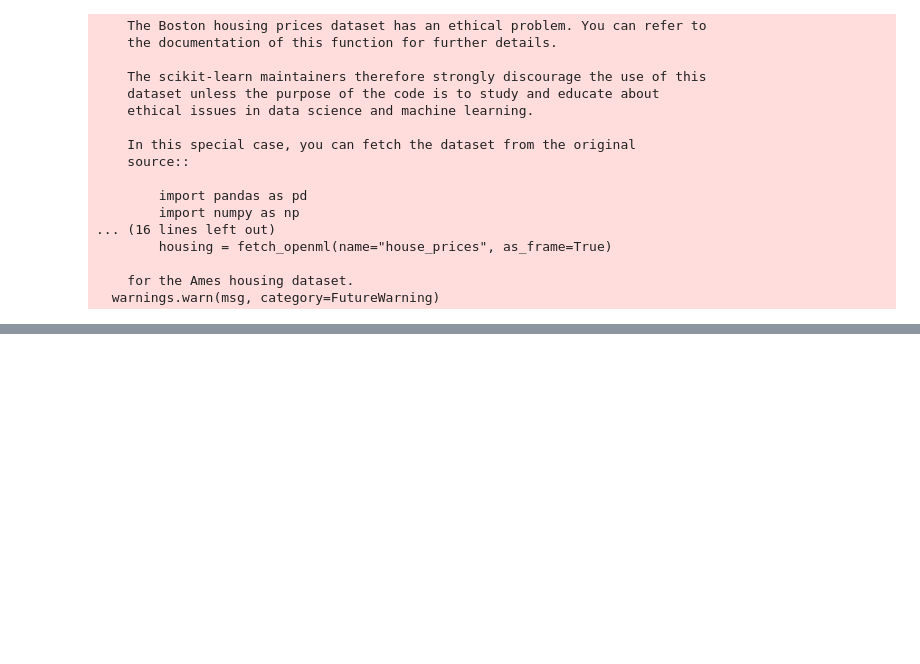
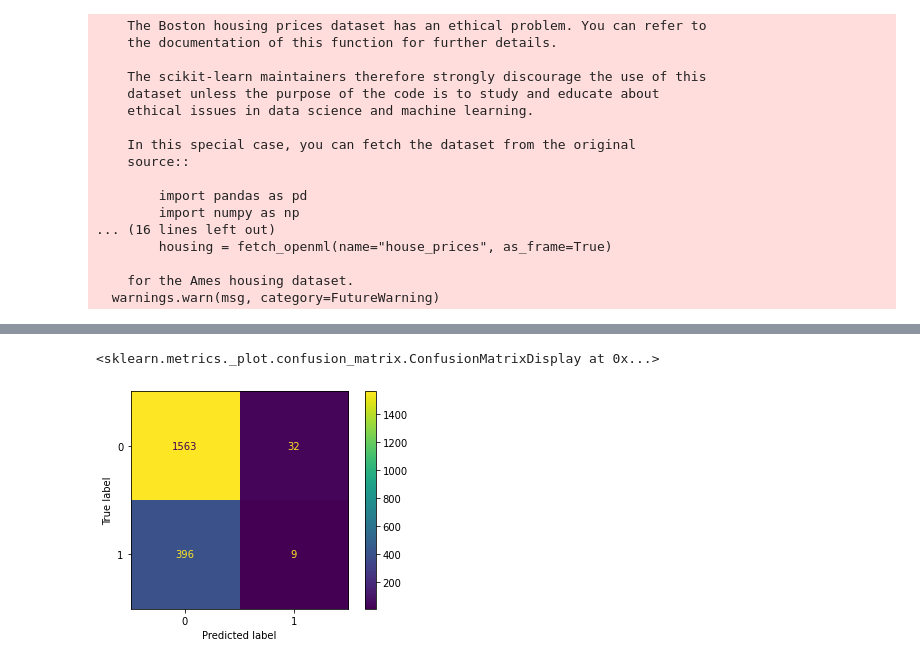
Before and after one commit to LeamonPro/Machine-Learning, a Jupyter notebook: seance3.ipynb, the cells around one changed output, grey strips where cells are left out. Saved outputs shown, nothing was run; the diff lists cells and outputs as text; code cells hidden in the pictures; blank space fills up the shorter version.

```diff
--- a/seance3.ipynb
+++ b/seance3.ipynb
@@ -559,0 +613,10 @@ Text(0.5, 0, 'Random Forest Feature Importance')
+# %%
+y_pred_proba_lr_filtered = lr_filtered.predict_proba(x_test_filtered)
+# %%
+y_pred_with_threshold_filtered = (y_pred_proba_lr_filtered[:,1] >= 0.6).astype(int)
+cm=confusion_matrix(y_test_filtered,y_pred_with_threshold_filtered)
+disp = ConfusionMatrixDisplay(confusion_matrix=cm)
+disp.plot()
+# %% [output]
+<sklearn.metrics._plot.confusion_matrix.ConfusionMatrixDisplay at 0x...>
+[figure, added]
```
Also changed, not shown: parts of 63 cells of this notebook, 4 other files.
